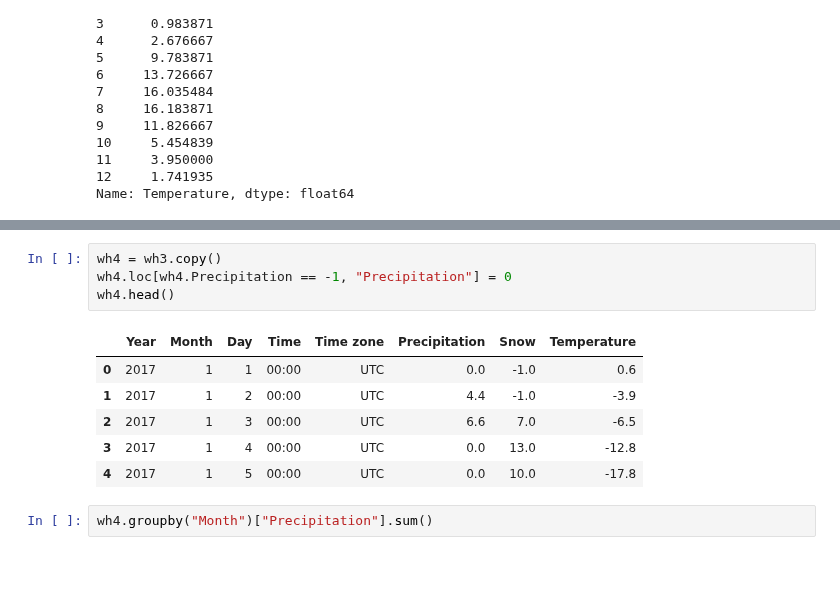
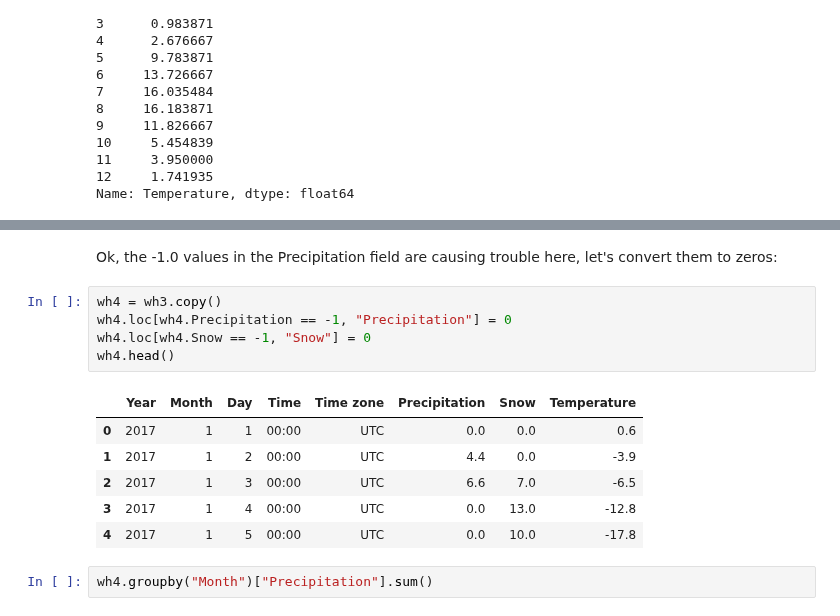
Before and after one commit to jttoivon/data-analysis-with-python-spring-2019, a Jupyter notebook: pandas.ipynb, the cells around one changed output, grey strips where cells are left out. Saved outputs shown, nothing was run; the diff lists cells and outputs as text; blank space fills up the shorter version.

```diff
--- a/pandas.ipynb
+++ b/pandas.ipynb
@@ -739,14 +859,17 @@ Month
 11    117.2
 12    133.6
 Name: Precipitation, dtype: float64
+# %% [markdown]
+Ok, the -1.0 values in the Precipitation field are causing trouble here, let's convert them to zeros:
 # %%
 wh4 = wh3.copy()
 wh4.loc[wh4.Precipitation == -1, "Precipitation"] = 0
+wh4.loc[wh4.Snow == -1, "Snow"] = 0
 wh4.head()
 # %% [output]
 |  | Year | Month | Day | Time | Time zone | Precipitation | Snow | Temperature |
-| 0 | 2017 | 1 | 1 | 00:00 | UTC | 0.0 | -1.0 | 0.6 |
-| 1 | 2017 | 1 | 2 | 00:00 | UTC | 4.4 | -1.0 | -3.9 |
+| 0 | 2017 | 1 | 1 | 00:00 | UTC | 0.0 | 0.0 | 0.6 |
+| 1 | 2017 | 1 | 2 | 00:00 | UTC | 4.4 | 0.0 | -3.9 |
 | 2 | 2017 | 1 | 3 | 00:00 | UTC | 6.6 | 7.0 | -6.5 |
 | 3 | 2017 | 1 | 4 | 00:00 | UTC | 0.0 | 13.0 | -12.8 |
 | 4 | 2017 | 1 | 5 | 00:00 | UTC | 0.0 | 10.0 | -17.8 |
```
Also changed, not shown: parts of 48 cells of this notebook.
